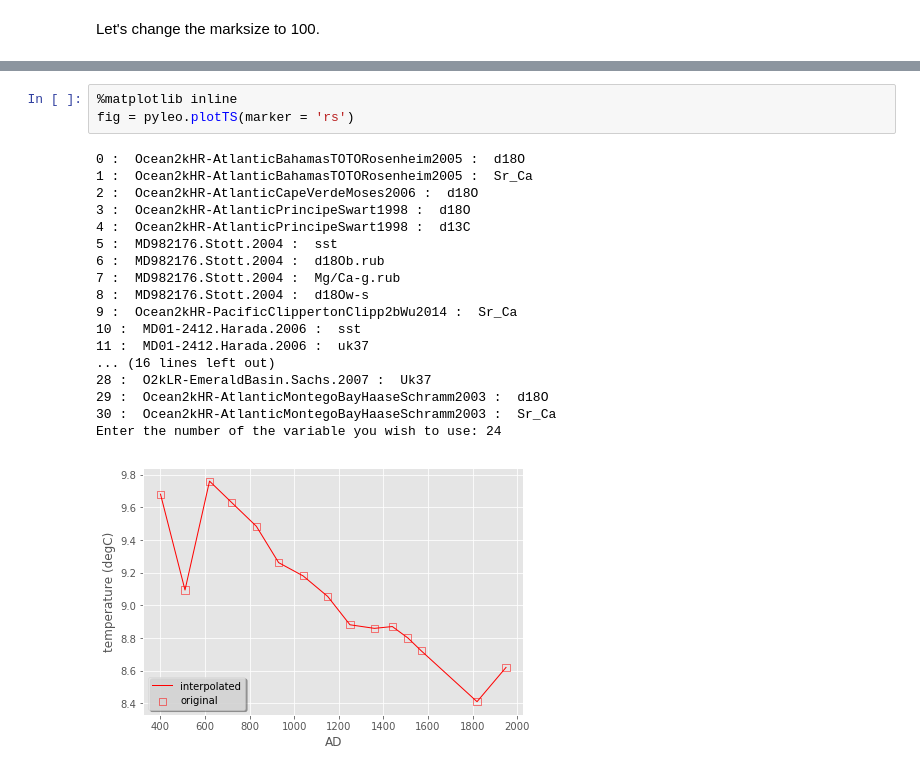
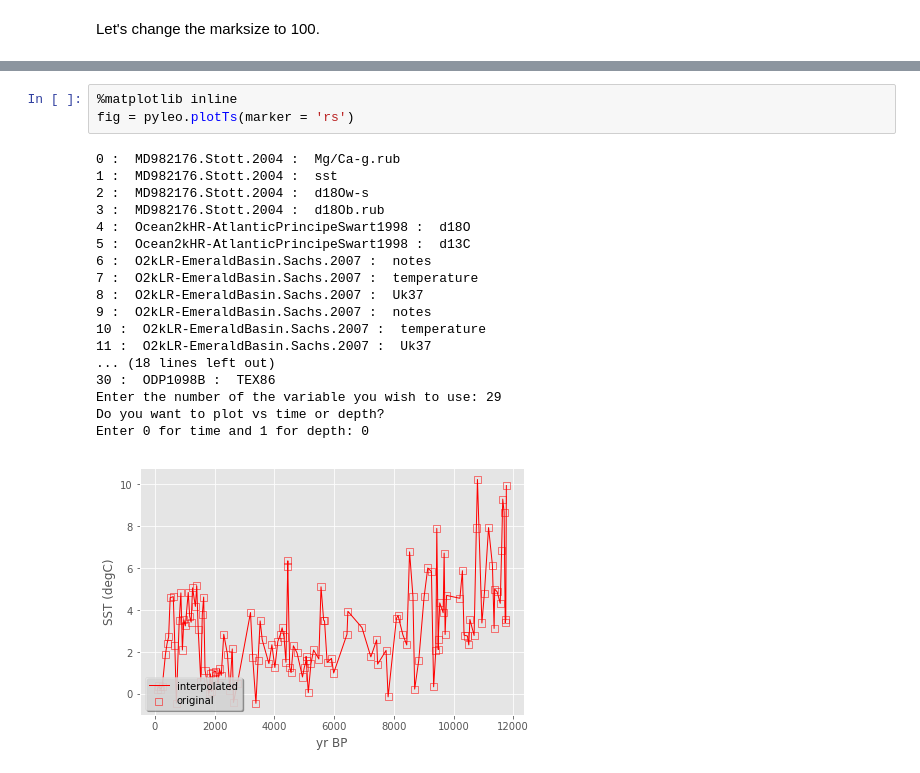
Before and after one commit to LinkedEarth/Pyleoclim_util, a Jupyter notebook: Example/PyleoclimQuickstart.ipynb, the cells around one changed output, grey strips where cells are left out. Cells and saved outputs as stored; diff of their text form.

```diff
--- a/Example/PyleoclimQuickstart.ipynb
+++ b/Example/PyleoclimQuickstart.ipynb
@@ -194,26 +192,26 @@ Optional arguments:
 * `format`: One of the file extensions supported by the ative backend. Default is `eps`. Most backends support `png`, `pdf`, `ps`, and `svg`.
 # %%
 %matplotlib inline
-fig = pyleo.plotTS(marker = 'rs')
+fig = pyleo.plotTs(marker = 'rs')
 # %% [output]
-0 :  Ocean2kHR-AtlanticBahamasTOTORosenheim2005 :  d18O
-1 :  Ocean2kHR-AtlanticBahamasTOTORosenheim2005 :  Sr_Ca
-2 :  Ocean2kHR-AtlanticCapeVerdeMoses2006 :  d18O
-3 :  Ocean2kHR-AtlanticPrincipeSwart1998 :  d18O
-4 :  Ocean2kHR-AtlanticPrincipeSwart1998 :  d13C
-5 :  MD982176.Stott.2004 :  sst
-6 :  MD982176.Stott.2004 :  d18Ob.rub
-7 :  MD982176.Stott.2004 :  Mg/Ca-g.rub
-8 :  MD982176.Stott.2004 :  d18Ow-s
-9 :  Ocean2kHR-PacificClippertonClipp2bWu2014 :  Sr_Ca
-10 :  MD01-2412.Harada.2006 :  sst
-11 :  MD01-2412.Harada.2006 :  uk37
-... (16 lines left out)
-28 :  O2kLR-EmeraldBasin.Sachs.2007 :  Uk37
-29 :  Ocean2kHR-AtlanticMontegoBayHaaseSchramm2003 :  d18O
-30 :  Ocean2kHR-AtlanticMontegoBayHaaseSchramm2003 :  Sr_Ca
-Enter the number of the variable you wish to use: 24
+0 :  MD982176.Stott.2004 :  Mg/Ca-g.rub
+1 :  MD982176.Stott.2004 :  sst
+2 :  MD982176.Stott.2004 :  d18Ow-s
+3 :  MD982176.Stott.2004 :  d18Ob.rub
+4 :  Ocean2kHR-AtlanticPrincipeSwart1998 :  d18O
+5 :  Ocean2kHR-AtlanticPrincipeSwart1998 :  d13C
+6 :  O2kLR-EmeraldBasin.Sachs.2007 :  notes
+7 :  O2kLR-EmeraldBasin.Sachs.2007 :  temperature
+8 :  O2kLR-EmeraldBasin.Sachs.2007 :  Uk37
+9 :  O2kLR-EmeraldBasin.Sachs.2007 :  notes
+10 :  O2kLR-EmeraldBasin.Sachs.2007 :  temperature
+11 :  O2kLR-EmeraldBasin.Sachs.2007 :  Uk37
+... (18 lines left out)
+30 :  ODP1098B :  TEX86
+Enter the number of the variable you wish to use: 29
+Do you want to plot vs time or depth?
+Enter 0 for time and 1 for depth: 0
-[figure, old version]
+[figure, new version]
 # %% [markdown]
 ### Summary Plots
 Summary Plots are special plots in Pyleoclim that allow to get basic information about a record.
```
Also changed, not shown: parts of 16 cells of this notebook, 7 other files.
